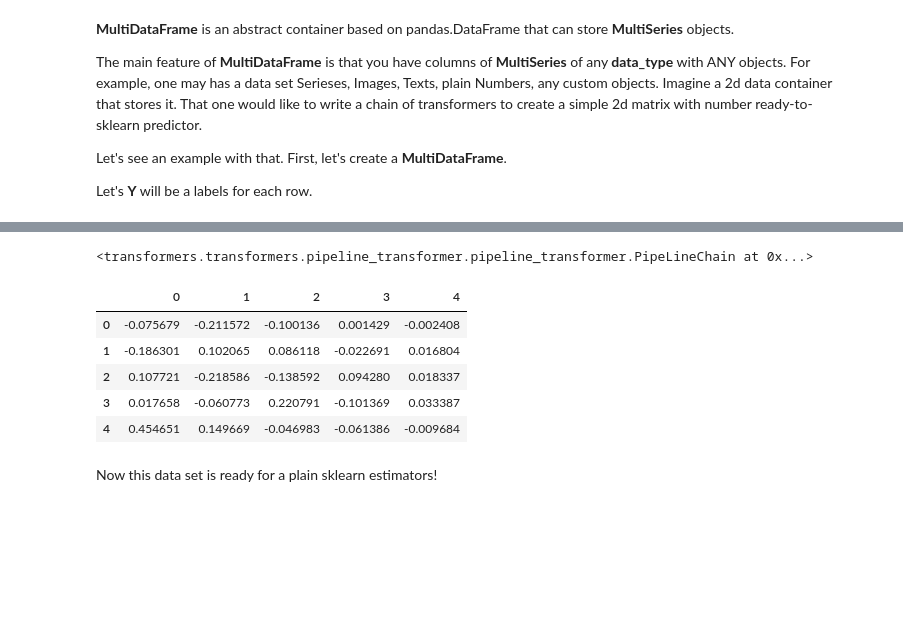
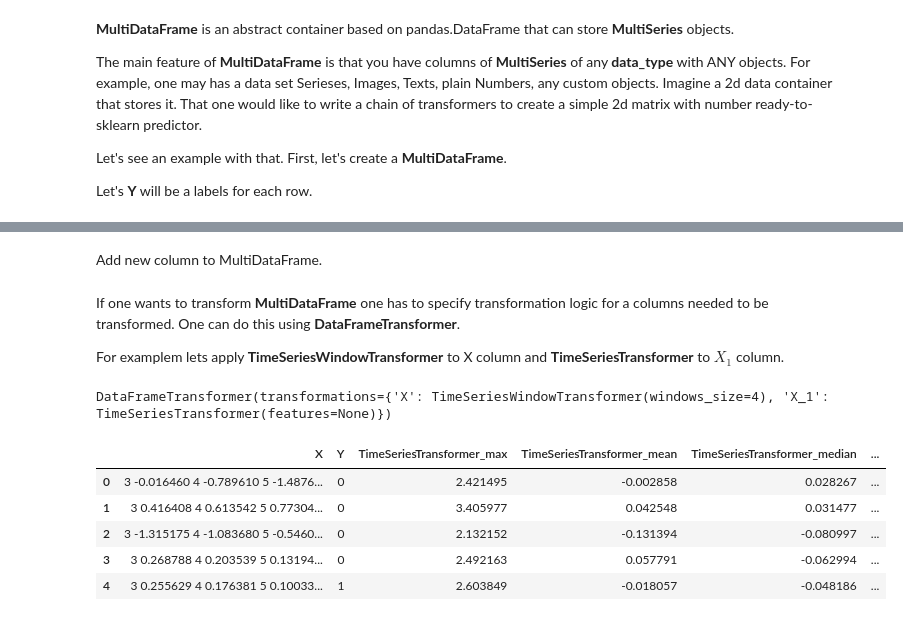
Before and after one commit to alan-turing-institute/xpandas, a Jupyter notebook: examples/Example Usage.ipynb, the cells around one changed output, grey strips where cells are left out. Cells and saved outputs as stored; diff of their text form; code cells hidden in the pictures; blank space fills up the shorter version.

Commit message:
Example updated

```diff
--- a/examples/Example Usage.ipynb
+++ b/examples/Example Usage.ipynb
@@ -190 +311,12 @@ df.head()
+# %% [markdown]
+Add new column to MultiDataFrame.
+# %%
+df['X_1'] = MultiSeries([
+    pd.Series(np.random.normal(size=100))
+    for _ in range(X.shape[0])
+])
+# %% [markdown]
+If one wants to transform **MultiDataFrame** one has to specify transformation logic for a columns needed to be transformed. One can do this using **DataFrameTransformer**.
+
+For examplem lets apply **TimeSeriesWindowTransformer** to X column and **TimeSeriesTransformer** to $X_1$ column.
 # %%
@@ -193,9 +323,0 @@ from sklearn.decomposition import PCA
-# %%
-chain = PipeLineChain([
-    ('moving average trans', TimeSeriesWindowTransformer(window=3)),
-    ('extract features', TimeSeriesTransformer()),
-    ('pca', PCA(n_components=5))
-])
-chain.fit(X)
-# %% [output]
-<transformers.transformers.pipeline_transformer.pipeline_transformer.PipeLineChain at 0x...>
@@ -204,11 +324,20 @@ transformed_X = chain.transform(X)
+# %%
+df_transformer = DataFrameTransformer({
+    'X': TimeSeriesWindowTransformer(windows_size=4),
+    'X_1': TimeSeriesTransformer()
+})
+# %%
+df_transformer.fit(df)
+# %% [output]
+DataFrameTransformer(transformations={'X': TimeSeriesWindowTransformer(windows_size=4), 'X_1': TimeSeriesTransformer(features=None)})
+# %%
+transformed_df = df_transformer.transform(df)
 # %%
-transformed_X.head()
+transformed_df.head()
 # %% [output]
-|  | 0 | 1 | 2 | 3 | 4 |
-| 0 | -0.075679 | -0.211572 | -0.100136 | 0.001429 | -0.002408 |
-| 1 | -0.186301 | 0.102065 | 0.086118 | -0.022691 | 0.016804 |
-| 2 | 0.107721 | -0.218586 | -0.138592 | 0.094280 | 0.018337 |
-| 3 | 0.017658 | -0.060773 | 0.220791 | -0.101369 | 0.033387 |
-| 4 | 0.454651 | 0.149669 | -0.046983 | -0.061386 | -0.009684 |
+|  | X | Y | TimeSeriesTransformer_max | TimeSeriesTransformer_mean | TimeSeriesTransformer_median | ... |
+| 0 | 3 -0.016460 4 -0.789610 5 -1.4876... | 0 | 2.421495 | -0.002858 | 0.028267 | ... |
+| 1 | 3 0.416408 4 0.613542 5 0.77304... | 0 | 3.405977 | 0.042548 | 0.031477 | ... |
+| 2 | 3 -1.315175 4 -1.083680 5 -0.5460... | 0 | 2.132152 | -0.131394 | -0.080997 | ... |
+| 3 | 3 0.268788 4 0.203539 5 0.13194... | 0 | 2.492163 | 0.057791 | -0.062994 | ... |
+| 4 | 3 0.255629 4 0.176381 5 0.10033... | 1 | 2.603849 | -0.018057 | -0.048186 | ... |
-# %% [markdown]
-Now this data set is ready for a plain sklearn estimators!
```
Also changed, not shown: parts of 42 cells of this notebook, 3 other files.
